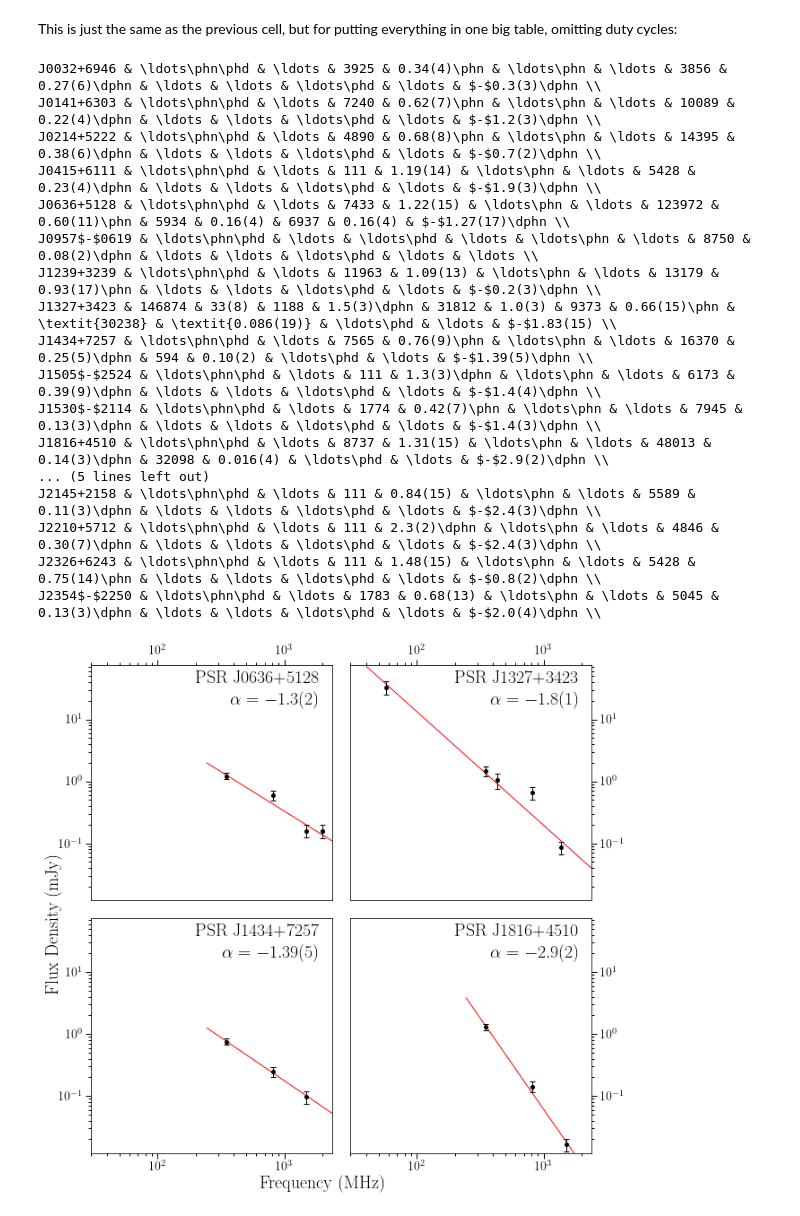
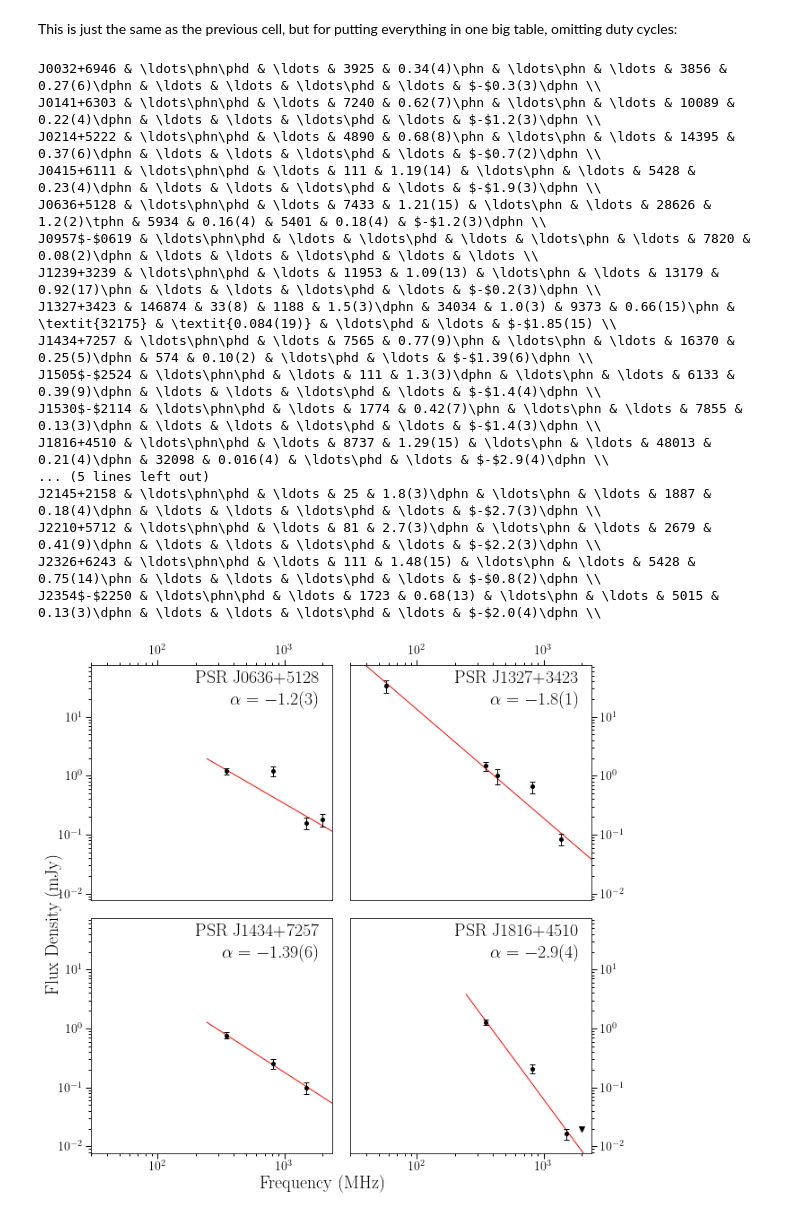
Before and after one commit to wcfiore/gbncc_viii, a Jupyter notebook: prof_flux_est.ipynb, the cells around one changed output. Saved outputs shown, nothing was run; the diff lists cells and outputs as text; code cells hidden in the pictures.

```diff
--- a/prof_flux_est.ipynb
+++ b/prof_flux_est.ipynb
@@ -118,7 +118,7 @@ deg threshold. Note 10% degradation equates to deg = 0.9.
 
 datadir = "data/"
 
-profsfreqstobs = np.loadtxt(f"{datadir}lengths.dat", skiprows=1, dtype=str)
+profsfreqstobs = np.loadtxt(f"{datadir}lengths.dat", dtype=str)
 psrsfreqsdegs = np.loadtxt(f"{datadir}deg_factors.dat", skiprows=1, dtype=str)
 
 prof57   = []
@@ -156,9 +156,8 @@ for pfd in psrsfreqsdegs:
     DF_dict[psrfreq] = float(deg)
 
 for pft in profsfreqstobs:
-    fnamebase = pft[0][:-6]
-    psr, freq = fnamebase.split("_")
-    tobs      = float(pft[1])
+    psr, freq, tobs = pft[0], pft[1][:-2], float(pft[2])
+    fnamebase = f"{psr}_{freq}"
     prof      = f"{datadir}{fnamebase}MHz_fiore+23.profile"
     if freq == "57.15":
         prof57 = np.append(prof57, prof)
@@ -674,17 +672,25 @@ for pp in par_paths:
 
         #print(f"{oo_file}: {flux:.3f}+/-{flux_err:.3f} mJy")
         #print(flux_key)
-    if psr=="J0957-0619":
-        peak_flux = 160.
-        peak_flux_err = 0.5*peak_flux
-        flux = peak_flux*ooo.duty
-        flux_err = flux*np.sqrt((peak_flux_err/peak_flux)**2+1.)
-        psrDict['Flux350'] = flux
-        psrDict['errFlux350'] = flux_err
-        psrDict['Tobs350'] = 0.
-        psrDict['Duty350'] = 0.1
-        psrDict['Flux820'] *= 2
+#     if psr=="J0957-0619":
+#         peak_flux = 160.
+#         peak_flux_err = 0.5*peak_flux
+#         flux = peak_flux*ooo.duty
+#         flux_err = flux*np.sqrt((peak_flux_err/peak_flux)**2+1.)
+#         psrDict['Flux350'] = flux
+#         psrDict['errFlux350'] = flux_err
+#         psrDict['Tobs350'] = 0.
+#         psrDict['Duty350'] = 0.1
+#         psrDict['Flux820'] *= 2
 
+    if psr=="J1816+4510": # place S-band limit assuming nondetection
+        tobs = 614.970+141.179+242.021
+        bw = 800.0
+        Tsys = Tsky2000+18.0
+        duty = 0.06
+        deg = 1.0
+        flux_limit = (beta*6.0*Tsys*u.K*np.sqrt(duty/(1-duty))/((Gain*u.K/u.Jy)*np.sqrt(Npol*(tobs*u.s)*(bw*u.MHz)))/deg).to(u.mJy).value
+        print(f"S-band flux limit: {flux_limit:.2f} mJy")
 
     # Calculate spectral indices (and error!)
     all_fluxes  = [psrDict['Flux57'],psrDict['Flux149'],psrDict['Flux350'],psrDict['Flux430'],psrDict['Flux820'],psrDict['Flux1380'],psrDict['Flux1500'],psrDict['Flux2000']]
@@ -914,21 +920,21 @@ for psr in FluxDict.keys():
 # %% [output]
 J0032+6946 & \ldots\phn\phd & \ldots & 3925 & 0.34(4)\phn & \ldots\phn & \ldots & 3856 & 0.27(6)\dphn & \ldots & \ldots & \ldots\phd & \ldots & $-$0.3(3)\dphn \\
 J0141+6303 & \ldots\phn\phd & \ldots & 7240 & 0.62(7)\phn & \ldots\phn & \ldots & 10089 & 0.22(4)\dphn & \ldots & \ldots & \ldots\phd & \ldots & $-$1.2(3)\dphn \\
-J0214+5222 & \ldots\phn\phd & \ldots & 4890 & 0.68(8)\phn & \ldots\phn & \ldots & 14395 & 0.38(6)\dphn & \ldots & \ldots & \ldots\phd & \ldots & $-$0.7(2)\dphn \\
+J0214+5222 & \ldots\phn\phd & \ldots & 4890 & 0.68(8)\phn & \ldots\phn & \ldots & 14395 & 0.37(6)\dphn & \ldots & \ldots & \ldots\phd & \ldots & $-$0.7(2)\dphn \\
 J0415+6111 & \ldots\phn\phd & \ldots & 111 & 1.19(14) & \ldots\phn & \ldots & 5428 & 0.23(4)\dphn & \ldots & \ldots & \ldots\phd & \ldots & $-$1.9(3)\dphn \\
-J0636+5128 & \ldots\phn\phd & \ldots & 7433 & 1.22(15) & \ldots\phn & \ldots & 123972 & 0.60(11)\phn & 5934 & 0.16(4) & 6937 & 0.16(4) & $-$1.27(17)\dphn \\
-J0957$-$0619 & \ldots\phn\phd & \ldots & \ldots\phd & \ldots & \ldots\phn & \ldots & 8750 & 0.08(2)\dphn & \ldots & \ldots & \ldots\phd & \ldots & \ldots \\
-J1239+3239 & \ldots\phn\phd & \ldots & 11963 & 1.09(13) & \ldots\phn & \ldots & 13179 & 0.93(17)\phn & \ldots & \ldots & \ldots\phd & \ldots & $-$0.2(3)\dphn \\
-J1327+3423 & 146874 & 33(8) & 1188 & 1.5(3)\dphn & 31812 & 1.0(3) & 9373 & 0.66(15)\phn & \textit{30238} & \textit{0.086(19)} & \ldots\phd & \ldots & $-$1.83(15) \\
-J1434+7257 & \ldots\phn\phd & \ldots & 7565 & 0.76(9)\phn & \ldots\phn & \ldots & 16370 & 0.25(5)\dphn & 594 & 0.10(2) & \ldots\phd & \ldots & $-$1.39(5)\dphn \\
-J1505$-$2524 & \ldots\phn\phd & \ldots & 111 & 1.3(3)\dphn & \ldots\phn & \ldots & 6173 & 0.39(9)\dphn & \ldots & \ldots & \ldots\phd & \ldots & $-$1.4(4)\dphn \\
-J1530$-$2114 & \ldots\phn\phd & \ldots & 1774 & 0.42(7)\phn & \ldots\phn & \ldots & 7945 & 0.13(3)\dphn & \ldots & \ldots & \ldots\phd & \ldots & $-$1.4(3)\dphn \\
-J1816+4510 & \ldots\phn\phd & \ldots & 8737 & 1.31(15) & \ldots\phn & \ldots & 48013 & 0.14(3)\dphn & 32098 & 0.016(4) & \ldots\phd & \ldots & $-$2.9(2)\dphn \\
+J0636+5128 & \ldots\phn\phd & \ldots & 7433 & 1.21(15) & \ldots\phn & \ldots & 28626 & 1.2(2)\tphn & 5934 & 0.16(4) & 5401 & 0.18(4) & $-$1.2(3)\dphn \\
+J0957$-$0619 & \ldots\phn\phd & \ldots & \ldots\phd & \ldots & \ldots\phn & \ldots & 7820 & 0.08(2)\dphn & \ldots & \ldots & \ldots\phd & \ldots & \ldots \\
+J1239+3239 & \ldots\phn\phd & \ldots & 11953 & 1.09(13) & \ldots\phn & \ldots & 13179 & 0.92(17)\phn & \ldots & \ldots & \ldots\phd & \ldots & $-$0.2(3)\dphn \\
+J1327+3423 & 146874 & 33(8) & 1188 & 1.5(3)\dphn & 34034 & 1.0(3) & 9373 & 0.66(15)\phn & \textit{32175} & \textit{0.084(19)} & \ldots\phd & \ldots & $-$1.85(15) \\
+J1434+7257 & \ldots\phn\phd & \ldots & 7565 & 0.77(9)\phn & \ldots\phn & \ldots & 16370 & 0.25(5)\dphn & 574 & 0.10(2) & \ldots\phd & \ldots & $-$1.39(6)\dphn \\
+J1505$-$2524 & \ldots\phn\phd & \ldots & 111 & 1.3(3)\dphn & \ldots\phn & \ldots & 6133 & 0.39(9)\dphn & \ldots & \ldots & \ldots\phd & \ldots & $-$1.4(4)\dphn \\
+J1530$-$2114 & \ldots\phn\phd & \ldots & 1774 & 0.42(7)\phn & \ldots\phn & \ldots & 7855 & 0.13(3)\dphn & \ldots & \ldots & \ldots\phd & \ldots & $-$1.4(3)\dphn \\
+J1816+4510 & \ldots\phn\phd & \ldots & 8737 & 1.29(15) & \ldots\phn & \ldots & 48013 & 0.21(4)\dphn & 32098 & 0.016(4) & \ldots\phd & \ldots & $-$2.9(4)\dphn \\
 ... (5 lines left out)
-J2145+2158 & \ldots\phn\phd & \ldots & 111 & 0.84(15) & \ldots\phn & \ldots & 5589 & 0.11(3)\dphn & \ldots & \ldots & \ldots\phd & \ldots & $-$2.4(3)\dphn \\
-J2210+5712 & \ldots\phn\phd & \ldots & 111 & 2.3(2)\dphn & \ldots\phn & \ldots & 4846 & 0.30(7)\dphn & \ldots & \ldots & \ldots\phd & \ldots & $-$2.4(3)\dphn \\
+J2145+2158 & \ldots\phn\phd & \ldots & 25 & 1.8(3)\dphn & \ldots\phn & \ldots & 1887 & 0.18(4)\dphn & \ldots & \ldots & \ldots\phd & \ldots & $-$2.7(3)\dphn \\
+J2210+5712 & \ldots\phn\phd & \ldots & 81 & 2.7(3)\dphn & \ldots\phn & \ldots & 2679 & 0.41(9)\dphn & \ldots & \ldots & \ldots\phd & \ldots & $-$2.2(3)\dphn \\
 J2326+6243 & \ldots\phn\phd & \ldots & 111 & 1.48(15) & \ldots\phn & \ldots & 5428 & 0.75(14)\phn & \ldots & \ldots & \ldots\phd & \ldots & $-$0.8(2)\dphn \\
-J2354$-$2250 & \ldots\phn\phd & \ldots & 1783 & 0.68(13) & \ldots\phn & \ldots & 5045 & 0.13(3)\dphn & \ldots & \ldots & \ldots\phd & \ldots & $-$2.0(4)\dphn \\
+J2354$-$2250 & \ldots\phn\phd & \ldots & 1723 & 0.68(13) & \ldots\phn & \ldots & 5015 & 0.13(3)\dphn & \ldots & \ldots & \ldots\phd & \ldots & $-$2.0(4)\dphn \\
 # %%
 import matplotlib as mpl
 plt.rc('font',**{'family':'serif','serif':['Computer Modern Roman']})
@@ -1002,37 +1008,39 @@ for psr in FluxDict.keys():
         ax = plt.subplot(2,2,n)
         ax.plot(fs,power_law,c='r',linestyle='-',linewidth=1)
         ax.errorbar(freqs,fluxes,yerr=flux_errs,fmt='o',ms=4,capsize=3,elinewidth=1,c='black')
+        if psr=="J1816+4510":
+            ax.plot(2000.0,0.02,c='black',marker='v')
         ax.set_yscale('log')
         ax.set_xscale('log')
         ax.text(0.95,0.94,f"PSR {psr}",color='black',rotation=0,size=20,va='center',ha='right',transform=ax.transAxes)
         #ax.text(0.95,0.85,f"$\\alpha = {SI_tex.split('(')[0]}\\pm0.{SI_tex.strip(')').split('(')[1]}$",color='black',rotation=0,size=20,va='center',ha='right',transform=ax.transAxes)
         ax.text(0.95,0.85,f"$\\alpha = {SI_tex}$",color='black',rotation=0,size=20,va='center',ha='right',transform=ax.transAxes)
         ax.xaxis.set_minor_formatter(plt.NullFormatter())
 #         ax.set_xticks([100.,300.,1000.,2000.])
 #         ax.set_xticklabels(["100","300","1000","2000"],fontsize=14)
 #         ax.set_yticks([0.1,1.,10.,100.,1000.])
 #         ax.set_yticklabels(["0.1","1","10","100","1000"],fontsize=14)
-        ax.set_xlim([freq_i,freq_f])
-        ax.set_ylim([0.65*min(fluxes),1.45*(max(fluxes)+max(flux_errs))])
+#         ax.set_xlim([freq_i,freq_f])
+#         ax.set_ylim([0.65*min(fluxes),1.45*(max(fluxes)+max(flux_errs))])
         ax.set_xlim(30.,2400.)
-        ax.set_ylim(0.012,75.)
+        ax.set_ylim(0.0077,75.)
         ax.tick_params(length=6,width=1,which='major')
         ax.tick_params(length=3,width=1,which='minor')
         if n==1:
             ax.xaxis.tick_top()
             ax.text(-0.12,-0.1,"Flux Density (mJy)",color='black',rotation=90,size=20,va='center',ha='right',transform=ax.transAxes)
         elif n==2:
             ax.xaxis.tick_top()
             ax.yaxis.tick_right()
             #ax.text(0.15,1.15,"Frequency (MHz)",color='black',rotation=0,size=16,va='center',ha='right',transform=ax.transAxes)
             #ax.text(1.15,-0.1,"Flux Density (mJy)",color='black',rotation=90,size=16,va='center',ha='right',transform=ax.transAxes)
         elif n==4:
             ax.yaxis.tick_right()
             ax.text(0.15,-0.13,"Frequency (MHz)",color='black',rotation=0,size=20,va='center',ha='right',transform=ax.transAxes)
 plt.savefig("spectra.pdf",format='pdf',bbox_inches='tight',pad_inches=0.25)
 plt.show()
 # %% [output]
-[figure, old version]
+[figure, new version]
 # %%
 for psr in FluxDict.keys():
     par_path = f"data/{psr}_fiore+23.par"
```
Also changed, not shown: parts of 8 cells of this notebook, 2 other files.
